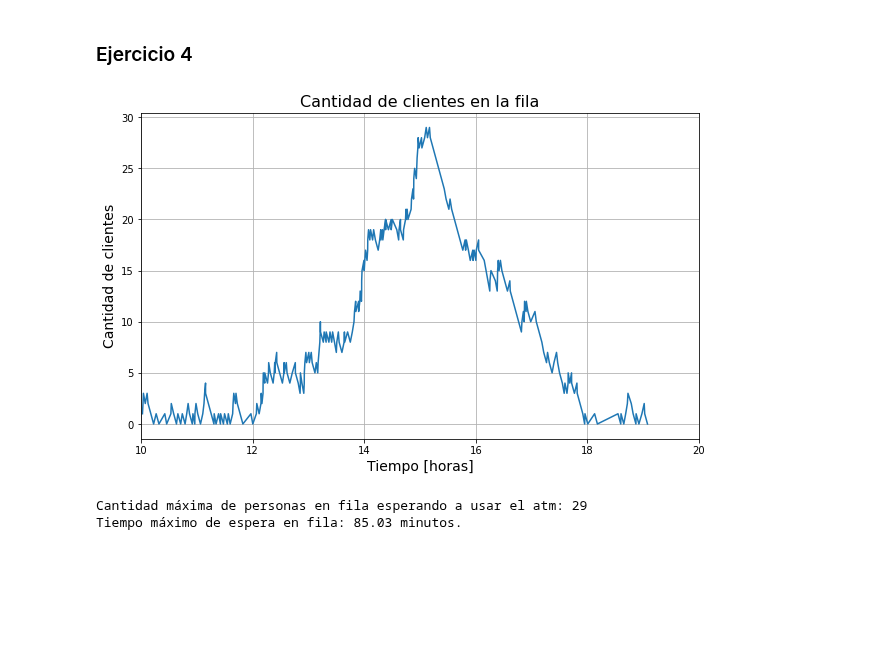
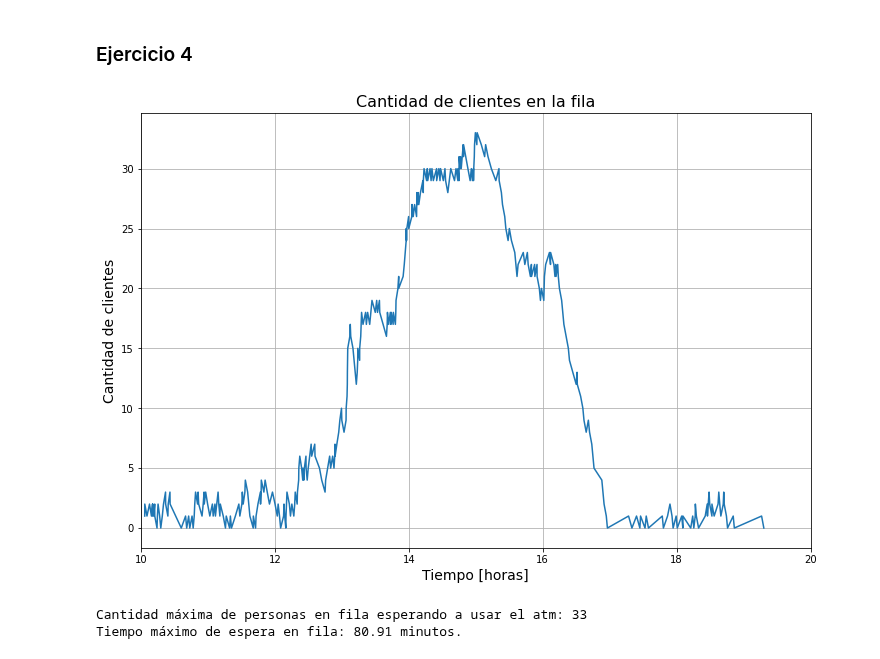
Before and after one commit to Luciana123/simulacion-tp1-2c2021, a Jupyter notebook: TP2/ejercicios_tp2_4_5.ipynb, the cells around one changed output. Cells and saved outputs as stored; diff of their text form; code cells hidden in the pictures; blank space fills up the shorter version.

Commit message:
ej 4: add random seed and some fixes

```diff
--- a/TP2/ejercicios_tp2_4_5.ipynb
+++ b/TP2/ejercicios_tp2_4_5.ipynb
@@ -6,6 +6,10 @@ import matplotlib.pyplot as plt
 # %% [markdown]
 ### Ejercicio 4
 # %%
+SEED = 10
+random.seed(SEED)
+np.random.seed(SEED)
+
 def hours_to_min(hour):
     return hour * 60
 
@@ -14,23 +18,21 @@ def min_to_hours(minutes):
 
 
 class Client(object):
-
+    simpy
     waiting_clients = 0
     data = []
     waiting_clients_data = []
     waiting_time_data = []
 
-    service_time = {
-        '1': random.randint(1,7),  # 4+-3 minutos => [1, 2, 3, 4, 5, 6, 7]
-        '2': random.randint(1,3),  # 2+-1 minutos => [1, 2, 3]
-        '3': random.randint(1,5)   # 3+-2 minutos => [1, 2, 3, 4, 5]
-    }
-
     def __init__(self, env):
         self.env = env
         self.type = np.random.choice(['1', '2', '3'], p=[0.1, 0.7, 0.2])
+        self.service_time = {
+            '1': random.randint(1,7),  # 4+-3 minutos => [1, 2, 3, 4, 5, 6, 7]
+            '2': random.randint(1,3),  # 2+-1 minutos => [1, 2, 3]
+            '3': random.randint(1,5)   # 3+-2 minutos => [1, 2, 3, 4, 5]
+        }.get(self.type)
         self.arrival_time = 0
-
 
     def use_atm(self, atm):
         self.arrival_time = self.env.now
@@ -52,7 +54,7 @@ class Client(object):
 
 
     def get_service_time(self):
-        return self.service_time[self.type]
+        return self.service_time
 
 
 class Arrival(object):
@@ -85,38 +87,38 @@ class Arrival(object):
             client = Client(self.env)
             self.env.process(client.use_atm(atm))
 
 
     def get_arrival_rate(self, time):
         if time < hours_to_min(10):
             return 0
         if time < hours_to_min(12):
             return 4   # 240 segundos => 4 minutos
         elif time < hours_to_min(15):
             return 2   # 120 segundos => 2 minutos
         elif time <= hours_to_min(19):
             return 6   # 360 segundos => 6 minutos
         return 0
 
 
 env = simpy.Environment()
 
 arrivals = Arrival(env)
 env.process(arrivals.generate())
 env.run(until=hours_to_min(20))
 
-plt.figure(figsize=(10,6))
+plt.figure(figsize=(12,8))
 plt.plot(*zip(*Client.data))
 plt.title('Cantidad de clientes en la fila', fontsize=16)
 plt.xlabel('Tiempo [horas]', fontsize=14)
 plt.ylabel('Cantidad de clientes', fontsize=14)
 plt.xlim(10, 20)
 plt.grid()
 plt.show()
 # %% [output]
-[figure, old version]
+[figure, new version]
 # %%
 print('Cantidad máxima de personas en fila esperando a usar el atm:', (max(Client.waiting_clients_data)))
 print('Tiempo máximo de espera en fila: %.2f minutos.' % max(Client.waiting_time_data))
 # %% [output]
-Cantidad máxima de personas en fila esperando a usar el atm: 29
-Tiempo máximo de espera en fila: 85.03 minutos.
+Cantidad máxima de personas en fila esperando a usar el atm: 33
+Tiempo máximo de espera en fila: 80.91 minutos.
```
